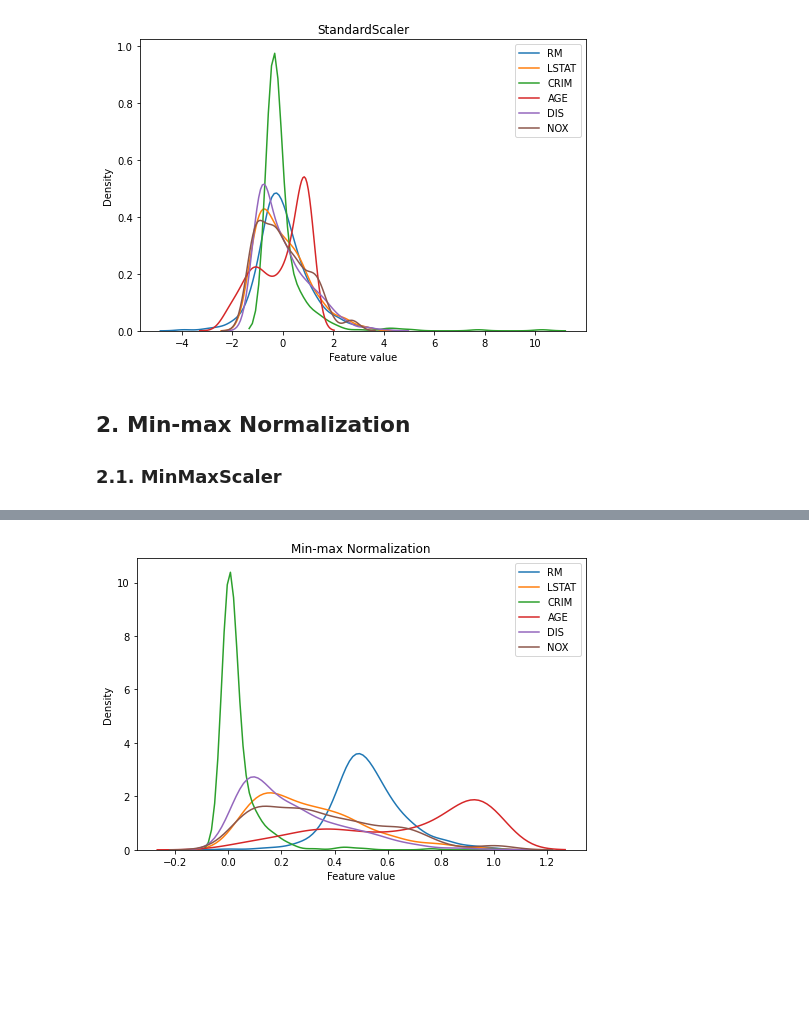
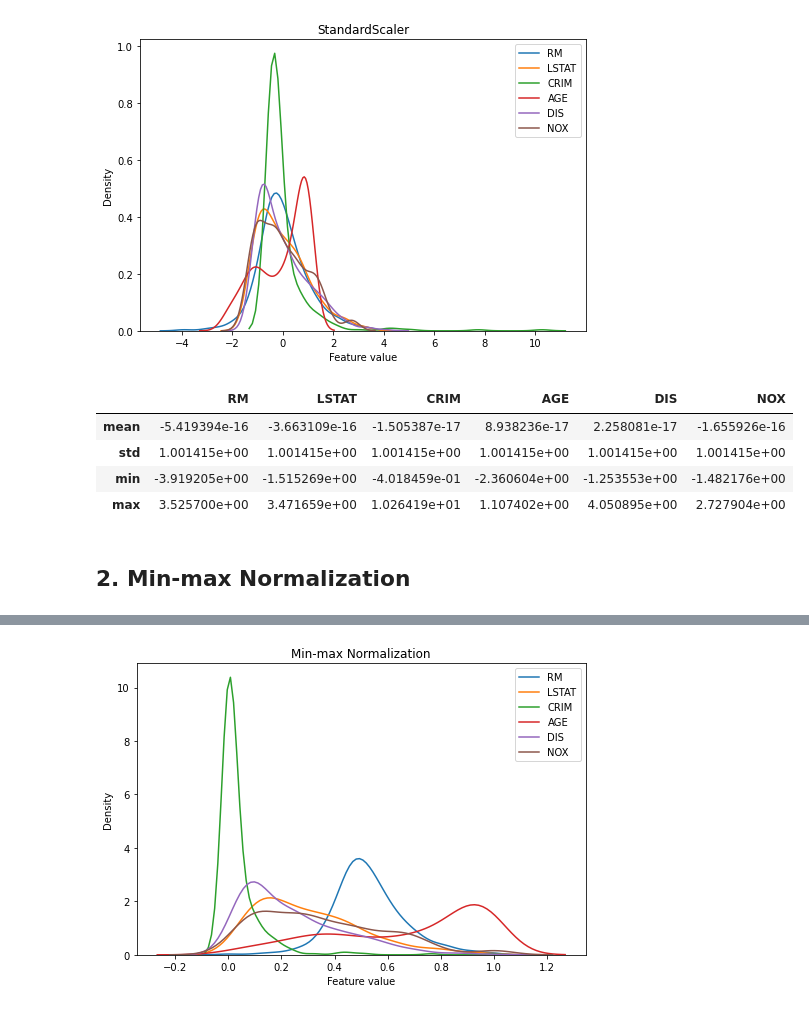
Before and after one commit to mkang32/feature-engineering, a Jupyter notebook: notebooks/6.feature_scaling/feature_scaling.ipynb, the cells around one changed output, grey strips where cells are left out. Cells and saved outputs as stored; diff of their text form; code cells hidden in the pictures; blank space fills up the shorter version.

```diff
--- a/notebooks/6.feature_scaling/feature_scaling.ipynb
+++ b/notebooks/6.feature_scaling/feature_scaling.ipynb
@@ -123,7 +163,14 @@ X_train_scaled_std = pd.DataFrame(X_train_scaled_std, columns=X_train.columns)
 kdeplot(X_train_scaled_std, 'StandardScaler')
 # %% [output]
 [figure]
+# %%
+# summary table shows mean 0 and std 1 for every feature
+X_train_scaled_std.describe().loc[['mean', 'std', 'min', 'max'], :]
+# %% [output]
+|  | RM | LSTAT | CRIM | AGE | DIS | NOX |
+| mean | -5.419394e-16 | -3.663109e-16 | -1.505387e-17 | 8.938236e-17 | 2.258081e-17 | -1.655926e-16 |
+| std | 1.001415e+00 | 1.001415e+00 | 1.001415e+00 | 1.001415e+00 | 1.001415e+00 | 1.001415e+00 |
+| min | -3.919205e+00 | -1.515269e+00 | -4.018459e-01 | -2.360604e+00 | -1.253553e+00 | -1.482176e+00 |
+| max | 3.525700e+00 | 3.471659e+00 | 1.026419e+01 | 1.107402e+00 | 4.050895e+00 | 2.727904e+00 |
 # %% [markdown]
 ## 2. Min-max Normalization
-
-### 2.1. MinMaxScaler
```
Also changed, not shown: parts of 23 cells of this notebook.
